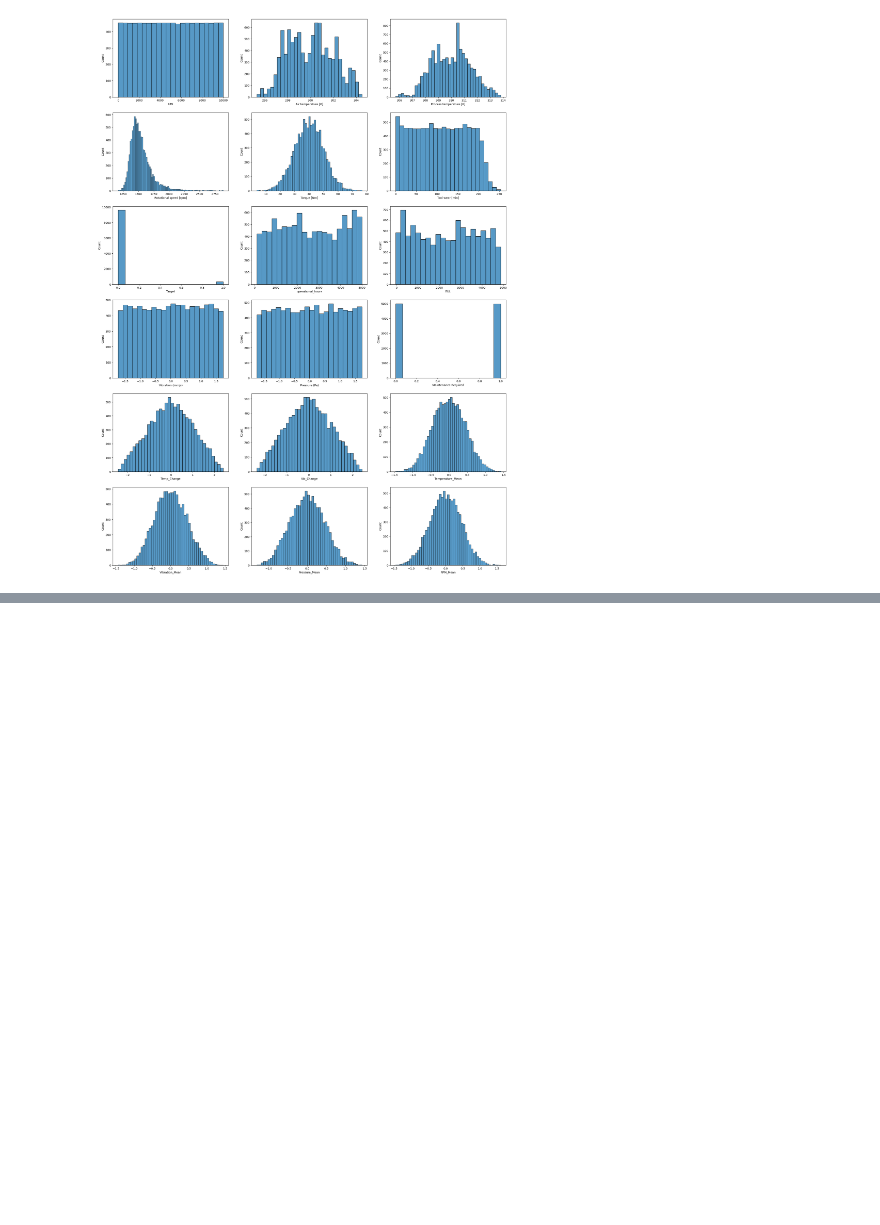
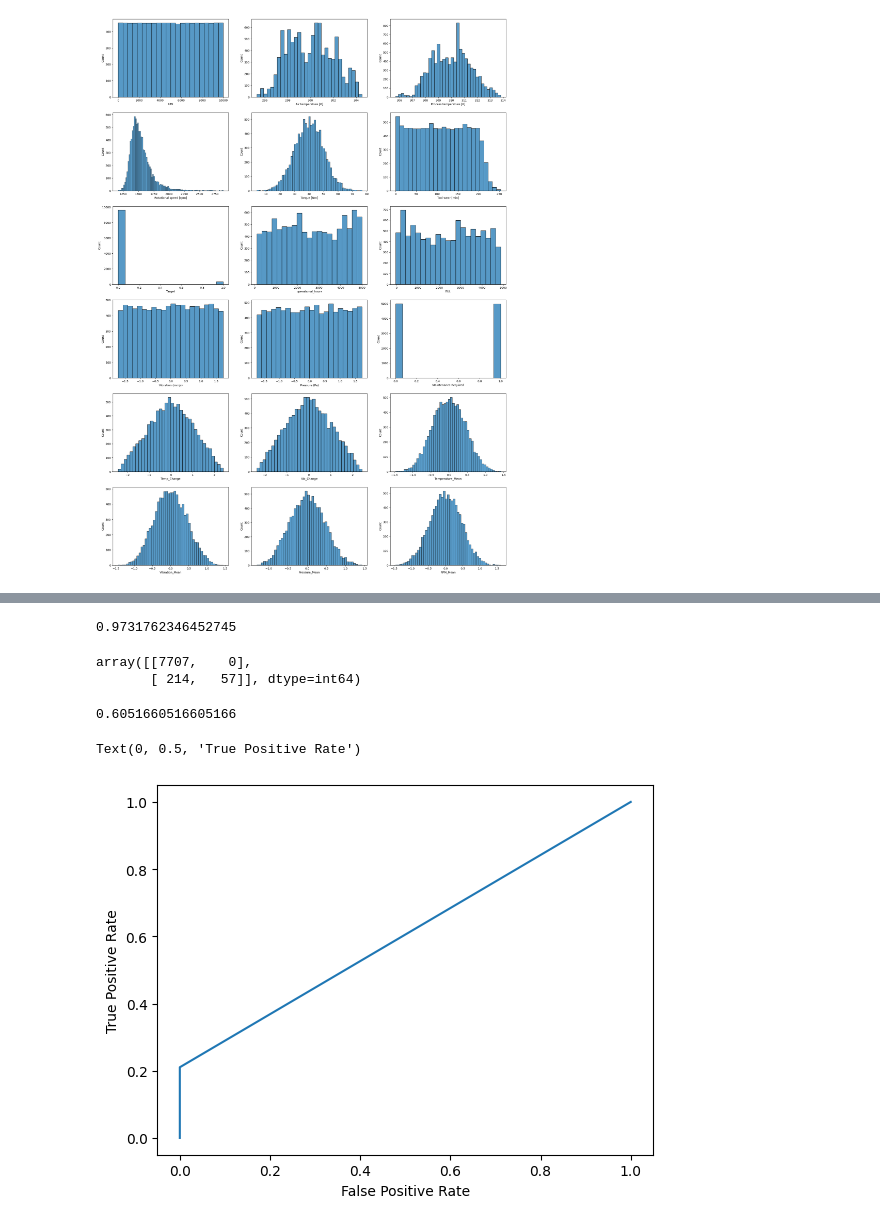
Before and after one commit to xardous09/HACKERA, a Jupyter notebook: model.ipynb, the cells around one changed output, grey strips where cells are left out. Drawn from its saved outputs; the diff is of its cells as text; code cells hidden in the pictures; blank space fills up the shorter version.

```diff
--- a/model.ipynb
+++ b/model.ipynb
@@ -200,0 +364,2 @@ plt.show()
+# %%
+y_pred_svmt = svm.predict(X_train)
@@ -200,0 +377,21 @@ plt.show()
+# %%
+accuracy_score(y_train, y_pred_svmt)
+# %% [output]
+0.9731762346452745
+# %%
+confusion_matrix(y_train, y_pred_svmt)
+# %% [output]
+array([[7707,    0],
+       [ 214,   57]], dtype=int64)
+# %%
+roc_auc_score(y_train, y_pred_svmt)
+# %% [output]
+0.6051660516605166
+# %%
+fpr, tpr, thresholds= roc_curve(y_train, y_pred_svmt)
+plt.plot(fpr, tpr)
+plt.xlabel('False Positive Rate')
+plt.ylabel('True Positive Rate')
+# %% [output]
+Text(0, 0.5, 'True Positive Rate')
+[figure, added]
```
Also changed, not shown: parts of 82 cells of this notebook.
